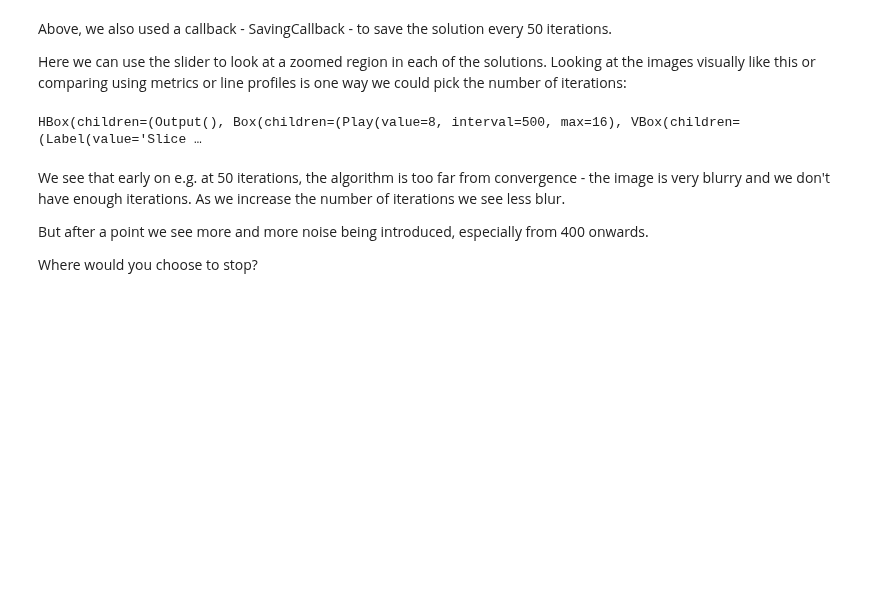
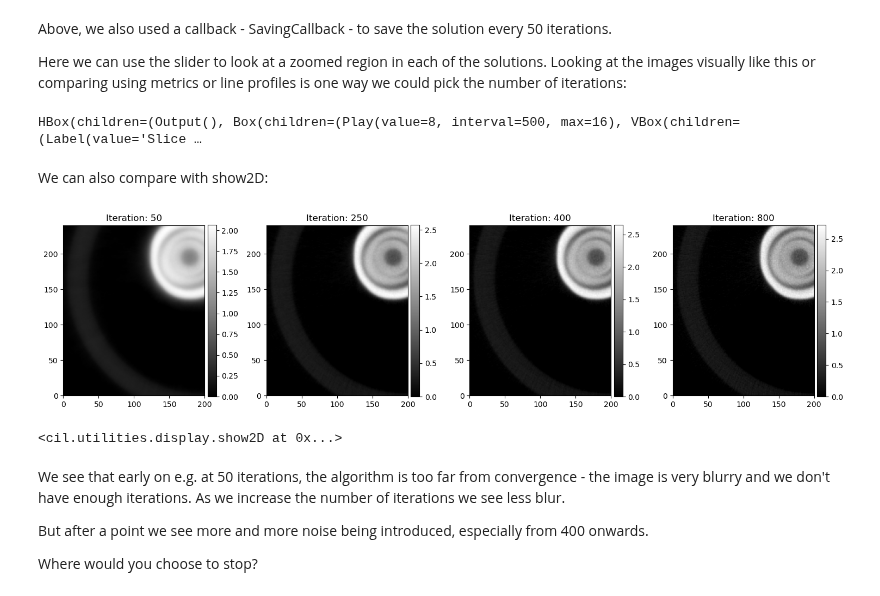
Before and after one commit to TomographicImaging/Neutron-Tomography-Showcase, a Jupyter notebook: Golden_Angle_03_SIRT_Stopping_Point.ipynb, the cells around one changed output. Saved outputs shown, nothing was run; the diff lists cells and outputs as text; code cells hidden in the pictures; blank space fills up the shorter version.

```diff
--- a/Golden_Angle_03_SIRT_Stopping_Point.ipynb
+++ b/Golden_Angle_03_SIRT_Stopping_Point.ipynb
@@ -109,6 +109,14 @@ dc = DataContainer(array[:, 110:350, 100:300], dimension_labels=tuple(['Iteratio
 islicer(dc, title=tuple(['Iteration: ' + str(p*50)  + ', index: ' for p in range(0,array.shape[0])]))
 # %% [output]
 HBox(children=(Output(), Box(children=(Play(value=8, interval=500, max=16), VBox(children=(Label(value='Slice …
+# %% [markdown]
+We can also compare with show2D:
+# %%
+selection=[1,5, 8, 16]
+show2D([array[s, 110:350, 100:300] for s in selection], title=['Iteration: ' + str(s*50) for s in selection], num_cols=4)
+# %% [output]
+[figure, added]
+<cil.utilities.display.show2D at 0x...>
 # %% [markdown]
 We see that early on e.g. at 50 iterations, the algorithm is too far from convergence - the image is very blurry and we don't have enough iterations.
 As we increase the number of iterations we see less blur.
```
Also changed, not shown: parts of 1 cell of this notebook, 5 other files.
